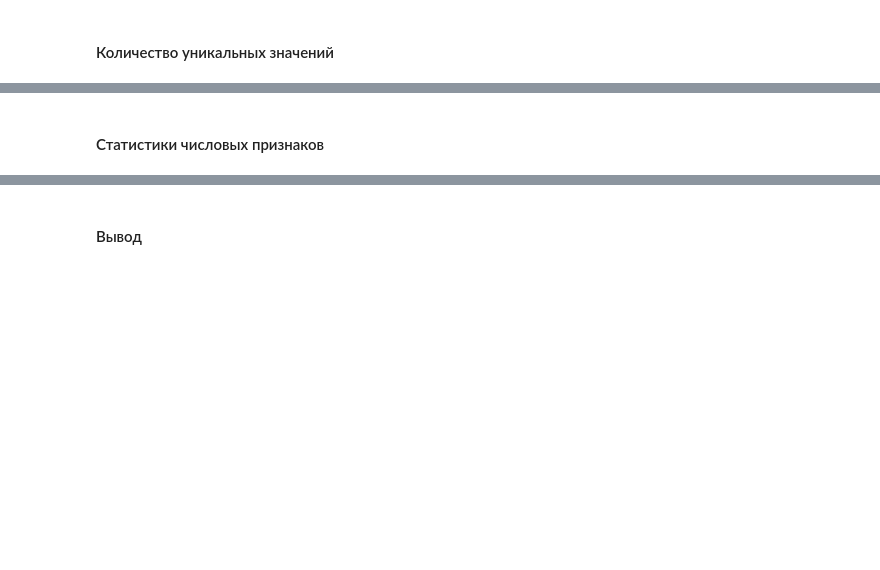
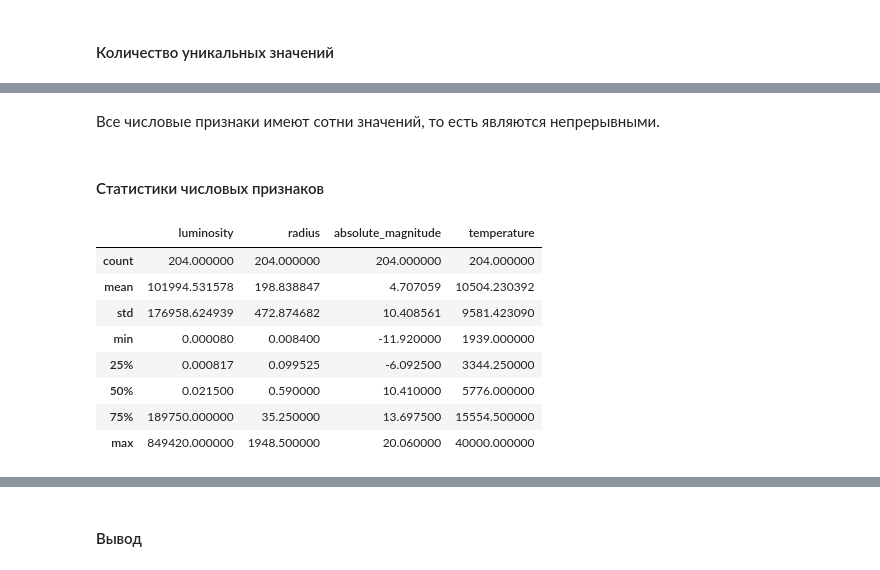
Before and after one commit to dimdasci/yp14-torch-nn-refression, a Jupyter notebook: notebooks/yp14-star-temperature-prediction.ipynb, the cells around one changed output, grey strips where cells are left out. Drawn from its saved outputs; the diff is of its cells as text; code cells hidden in the pictures; blank space fills up the shorter version.

```diff
--- a/notebooks/yp14-star-temperature-prediction.ipynb
+++ b/notebooks/yp14-star-temperature-prediction.ipynb
@@ -50,2 +210,16 @@
+# %% [markdown]
+Все числовые признаки имеют сотни значений, то есть являются непрерывными.
 # %% [markdown]
 #### Статистики числовых признаков
+# %%
+df[numerical_columns + target_column].describe()
+# %% [output]
+|  | luminosity | radius | absolute_magnitude | temperature |
+| count | 204.000000 | 204.000000 | 204.000000 | 204.000000 |
+| mean | 101994.531578 | 198.838847 | 4.707059 | 10504.230392 |
+| std | 176958.624939 | 472.874682 | 10.408561 | 9581.423090 |
+| min | 0.000080 | 0.008400 | -11.920000 | 1939.000000 |
+| 25% | 0.000817 | 0.099525 | -6.092500 | 3344.250000 |
+| 50% | 0.021500 | 0.590000 | 10.410000 | 5776.000000 |
+| 75% | 189750.000000 | 35.250000 | 13.697500 | 15554.500000 |
+| max | 849420.000000 | 1948.500000 | 20.060000 | 40000.000000 |
```
Also changed, not shown: parts of 48 cells of this notebook.
